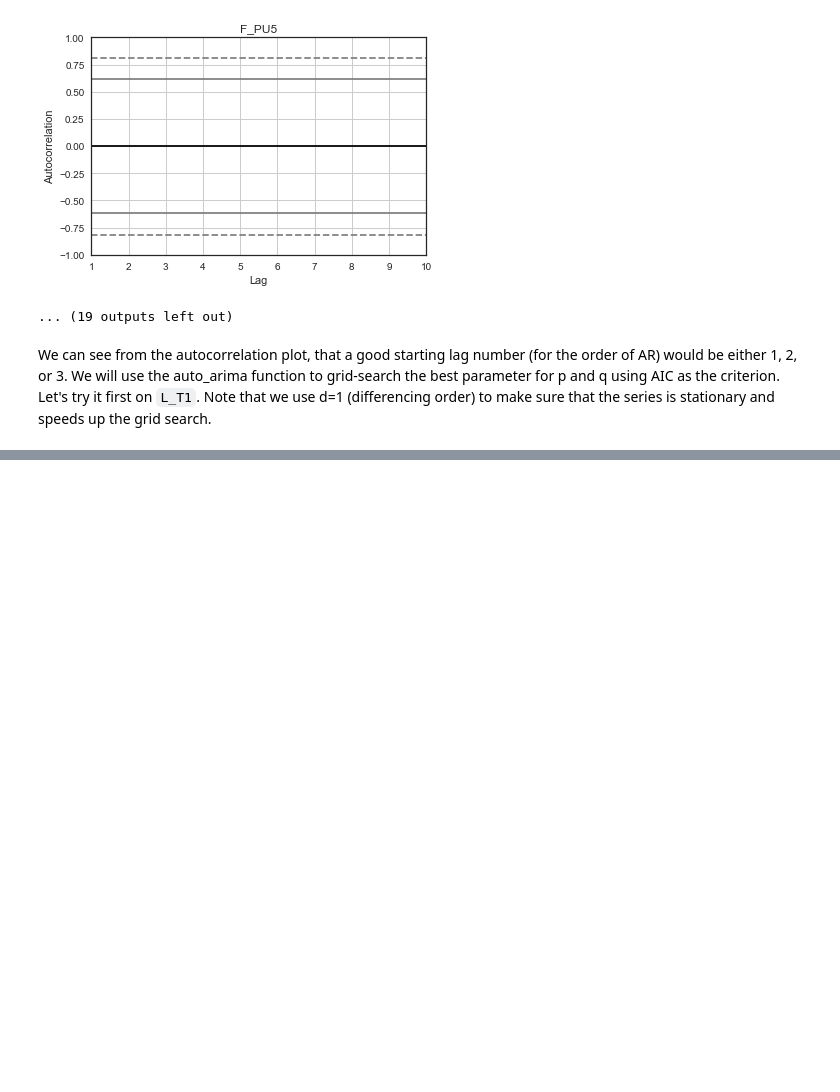
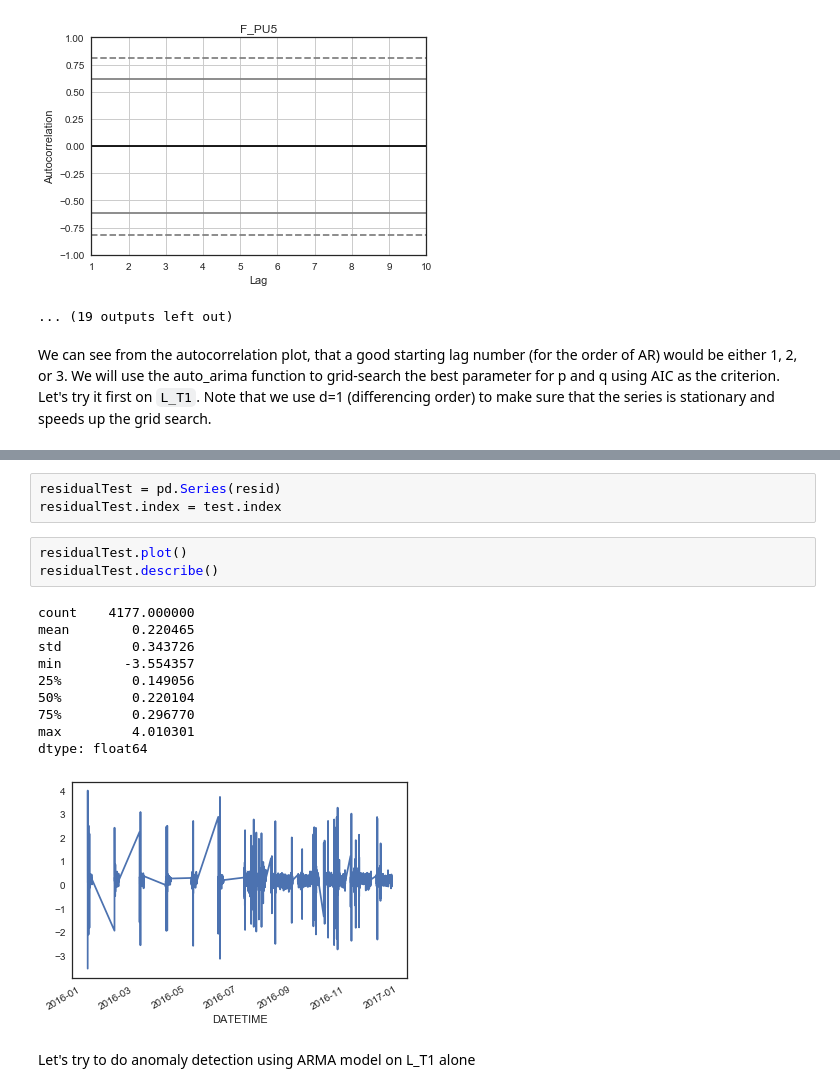
Before and after one commit to enreina/cs4035-lab, a Jupyter notebook: lab2/anomaly_detection.ipynb, the cells around one changed output, grey strips where cells are left out. Drawn from its saved outputs; the diff is of its cells as text; blank space fills up the shorter version.

```diff
--- a/lab2/anomaly_detection.ipynb
+++ b/lab2/anomaly_detection.ipynb
@@ -204,0 +311,19 @@ Okay, so we found the model with smalles AIC number with p=3 and q=3. Now let's
+# %%
+residualTest = pd.Series(resid)
+residualTest.index = test.index
+# %%
+residualTest.plot()
+residualTest.describe()
+# %% [output]
+count    4177.000000
+mean        0.220465
+std         0.343726
+min        -3.554357
+25%         0.149056
+50%         0.220104
+75%         0.296770
+max         4.010301
+dtype: float64
+[figure, added]
+# %% [markdown]
+Let's try to do anomaly detection using ARMA model on L_T1 alone
```
Also changed, not shown: parts of 17 cells of this notebook.
